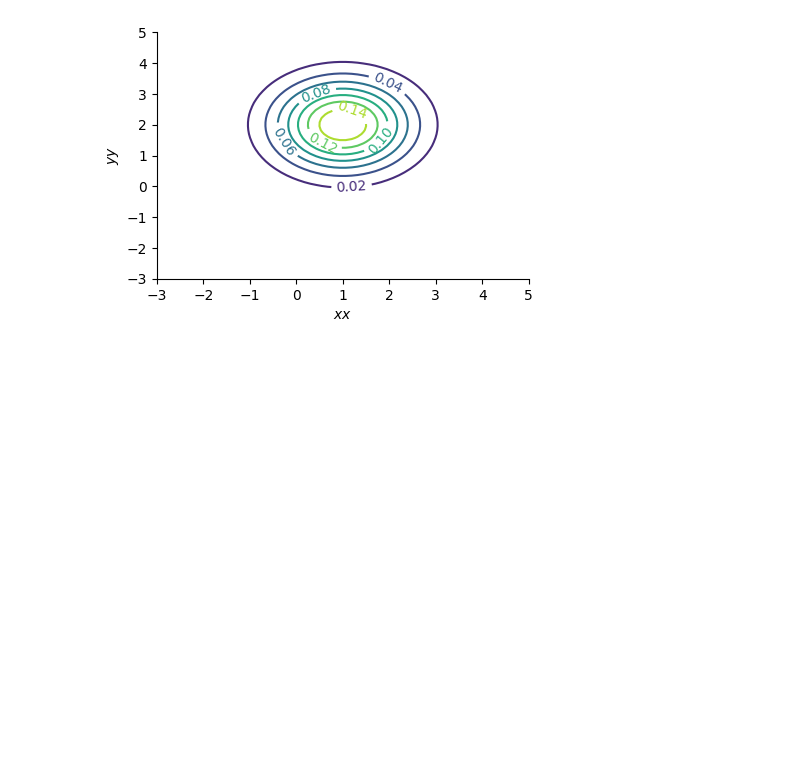
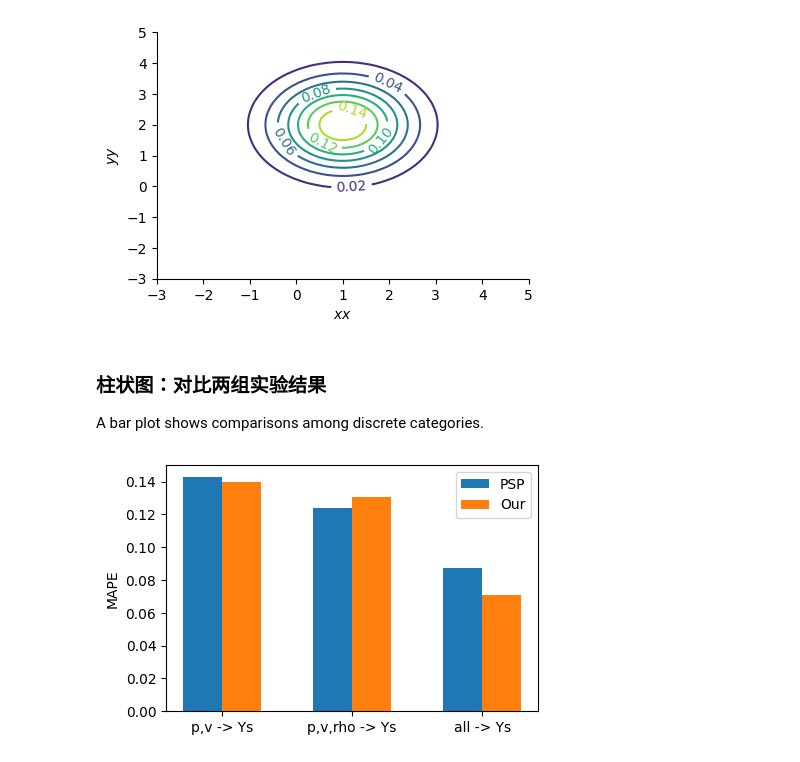
Before and after one commit to xplutoy/cookbook-ml, a Jupyter notebook: cookbook_ml/plot.ipynb, the cells around one changed output. Drawn from its saved outputs; the diff is of its cells as text; code cells hidden in the pictures; blank space fills up the shorter version.

Commit message:
feat: bar among discrete categories.

```diff
--- a/cookbook_ml/plot.ipynb
+++ b/cookbook_ml/plot.ipynb
@@ -123,3 +123,23 @@ ax.set_ylabel("$yy$")
 sns.despine(trim=True)
 # %% [output]
 [figure]
+# %% [markdown]
+### 柱状图：对比两组实验结果
+
+ A bar plot shows comparisons among discrete categories.
+# %%
+y_our = [0.13987, 0.13038, 0.07105]
+y_psp = [0.1431, 0.1237, 0.0871]
+
+bar_width = 0.3
+x = np.arange(len(y_our))
+
+plt.bar(x, y_psp, bar_width, label="PSP")
+plt.bar(x + bar_width, y_our, bar_width, label="Our")
+
+plt.ylabel("MAPE")
+plt.xticks(x + bar_width / 2, ["p,v -> Ys", "p,v,rho -> Ys", "all -> Ys"])
+plt.legend()
+plt.show()
+# %% [output]
+[figure, added]
```
Also changed, not shown: parts of 2 cells of this notebook.
